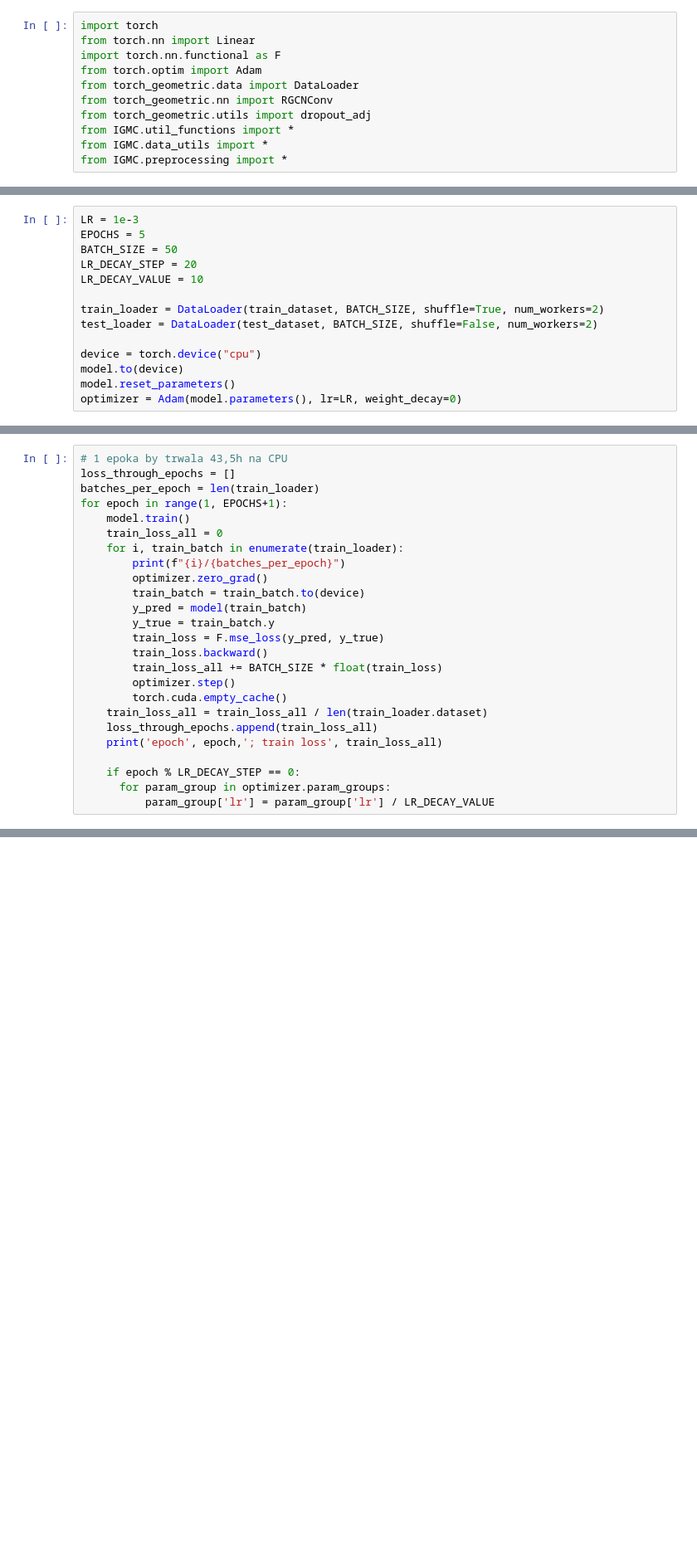
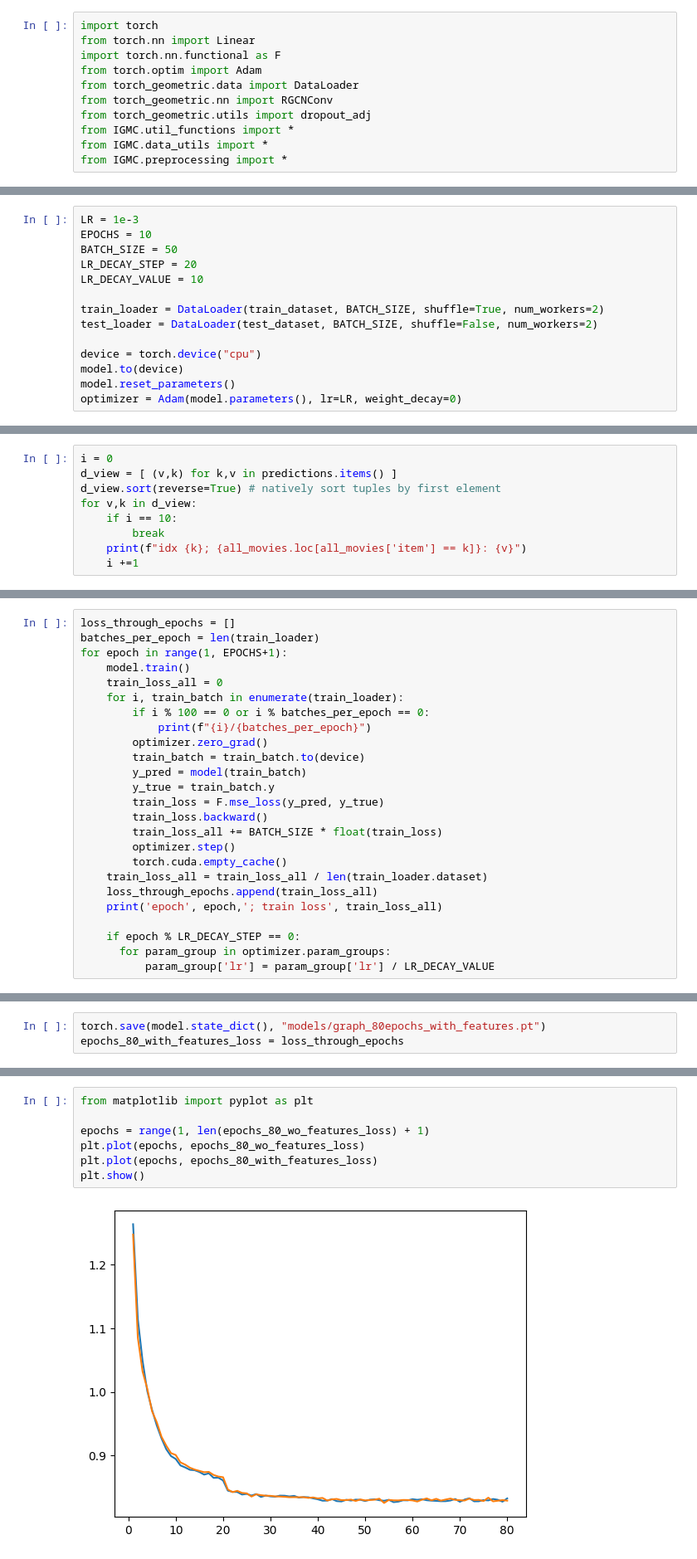
Before and after one commit to Ksmoosh/Recommender, a Jupyter notebook: gcn_example.ipynb, the cells around one changed output, grey strips where cells are left out. Shown: that part at 83% size. Saved outputs shown, nothing was run; the diff lists cells and outputs as text; blank space fills up the shorter version.

```diff
--- a/gcn_example.ipynb
+++ b/gcn_example.ipynb
@@ -235,6 +236,6 @@ training_ratings_graph.loc[:5]
 # %%
 LR = 1e-3
-EPOCHS = 5
+EPOCHS = 10
 BATCH_SIZE = 50
 LR_DECAY_STEP = 20
 LR_DECAY_VALUE = 10
@@ -248,0 +377,9 @@ optimizer = Adam(model.parameters(), lr=LR, weight_decay=0)
+# %%
+i = 0
+d_view = [ (v,k) for k,v in predictions.items() ]
+d_view.sort(reverse=True) # natively sort tuples by first element
+for v,k in d_view:
+    if i == 10:
+        break
+    print(f"idx {k}; {all_movies.loc[all_movies['item'] == k]}: {v}")
+    i +=1
@@ -249,12 +397,12 @@ optimizer = Adam(model.parameters(), lr=LR, weight_decay=0)
 # %%
-# 1 epoka by trwala 43,5h na CPU
 loss_through_epochs = []
 batches_per_epoch = len(train_loader)
 for epoch in range(1, EPOCHS+1):
     model.train()
     train_loss_all = 0
     for i, train_batch in enumerate(train_loader):
-        print(f"{i}/{batches_per_epoch}")
+        if i % 100 == 0 or i % batches_per_epoch == 0:
+            print(f"{i}/{batches_per_epoch}")
         optimizer.zero_grad()
         train_batch = train_batch.to(device)
         y_pred = model(train_batch)
@@ -295,0 +536,3 @@ print('test RMSE loss', math.sqrt(mse_loss))
+# %%
+torch.save(model.state_dict(), "models/graph_80epochs_with_features.pt")
+epochs_80_with_features_loss = loss_through_epochs
@@ -295,0 +545,9 @@ print('test RMSE loss', math.sqrt(mse_loss))
+# %%
+from matplotlib import pyplot as plt
+
+epochs = range(1, len(epochs_80_wo_features_loss) + 1)
+plt.plot(epochs, epochs_80_wo_features_loss)
+plt.plot(epochs, epochs_80_with_features_loss)
+plt.show()
+# %% [output]
+[figure, added]
```
Also changed, not shown: parts of 23 cells of this notebook, 1 other file.
